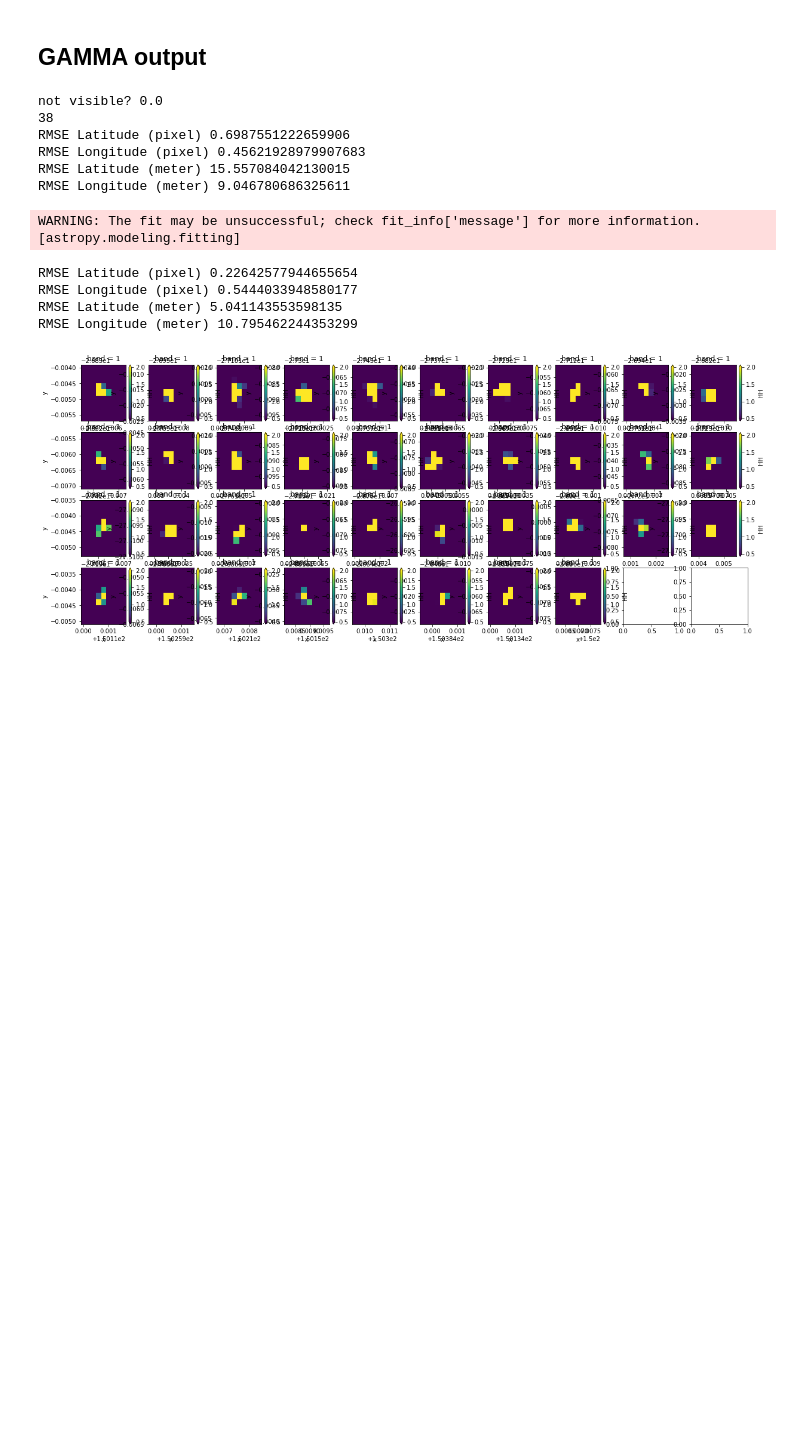
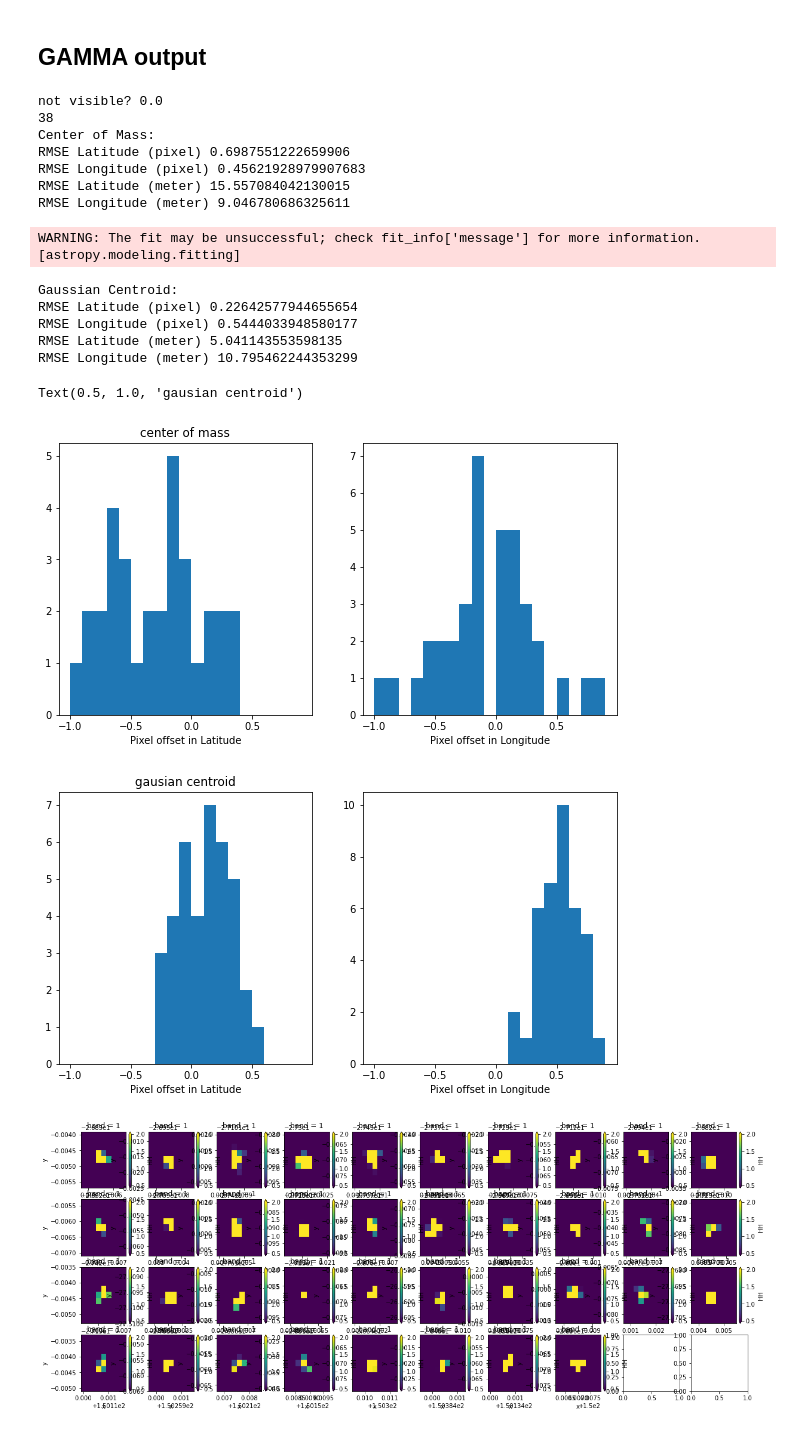
Before and after one commit to fangfy/deafrica-sandbox-notebooks, a Jupyter notebook: Datasets/Sentinel-1_NRB_sample_CR_gamma.ipynb, the cells around one changed output. Cells and saved outputs as stored; diff of their text form; code cells hidden in the pictures; blank space fills up the shorter version.

```diff
--- a/Datasets/Sentinel-1_NRB_sample_CR_gamma.ipynb
+++ b/Datasets/Sentinel-1_NRB_sample_CR_gamma.ipynb
@@ -229,43 +372,64 @@ for i in range(len(data_crs)):
     c_lats.append(c_lat)
     c_lons.append(c_lon)
 
+print('Center of Mass:')
 print("RMSE Latitude (pixel)", np.sqrt(np.mean((np.array(true_lats) - c_lats)**2))/ps)
 print("RMSE Longitude (pixel)", np.sqrt(np.mean((np.array(true_lons) - c_lons)**2))/ps)
 print("RMSE Latitude (meter)", np.sqrt(np.mean((np.array(true_lats) - c_lats)**2))*mpd_lat)
 print("RMSE Longitude (meter)", np.sqrt(np.mean((np.array(true_lons) - c_lons)**2))*mpd_lon)
+
+f, ax = plt.subplots(1, 2, figsize=(10,5))
+ax[0].hist((np.array(true_lats) - c_lats)/ps, bins=np.arange(-1,1,0.1));
+ax[0].set_xlabel('Pixel offset in Latitude');
+ax[1].hist((np.array(true_lons)  - c_lons)/ps, bins=np.arange(-1,1,0.1));
+ax[1].set_xlabel('Pixel offset in Longitude');
+ax[0].set_title('center of mass')
 
 # gaussian centroid
 
 c_lats = []
 c_lons = []
 for i in range(len(data_crs)):
 
     # gaussian centroid
     fx = interpolate.interp1d(np.arange(len(data_crs[i].x)), data_crs[i].x.values)
     fy = interpolate.interp1d(np.arange(len(data_crs[i].y)), data_crs[i].y.values)
     x, y = centroid_2dg(data_crs[i].values)
     c_lon, c_lat = fx(x), fy(y)
 
     c_lats.append(c_lat)
     c_lons.append(c_lon)
 
 
+print('Gaussian Centroid:')
 print("RMSE Latitude (pixel)", np.sqrt(np.mean((np.array(true_lats) - c_lats)**2))/ps)
 print("RMSE Longitude (pixel)", np.sqrt(np.mean((np.array(true_lons) - c_lons)**2))/ps)
 print("RMSE Latitude (meter)", np.sqrt(np.mean((np.array(true_lats) - c_lats)**2))*mpd_lat)
 print("RMSE Longitude (meter)", np.sqrt(np.mean((np.array(true_lons) - c_lons)**2))*mpd_lon)
+
+f, ax = plt.subplots(1, 2, figsize=(10,5))
+ax[0].hist((np.array(true_lats) - c_lats)/ps, bins=np.arange(-1,1,0.1));
+ax[0].set_xlabel('Pixel offset in Latitude');
+ax[1].hist((np.array(true_lons)  - c_lons)/ps, bins=np.arange(-1,1,0.1));
+ax[1].set_xlabel('Pixel offset in Longitude');
+ax[0].set_title('gausian centroid')
 # %% [output]
 not visible? 0.0
 38
+Center of Mass:
 RMSE Latitude (pixel) 0.6987551222659906
 RMSE Longitude (pixel) 0.45621928979907683
 RMSE Latitude (meter) 15.557084042130015
 RMSE Longitude (meter) 9.046780686325611
 WARNING: The fit may be unsuccessful; check fit_info['message'] for more information. [astropy.modeling.fitting]
+Gaussian Centroid:
 RMSE Latitude (pixel) 0.22642577944655654
 RMSE Longitude (pixel) 0.5444033948580177
 RMSE Latitude (meter) 5.041143553598135
 RMSE Longitude (meter) 10.795462244353299
+Text(0.5, 1.0, 'gausian centroid')
+[figure, added]
+[figure, added]
 # %%
 # visual check selected stamps
 
```
Also changed, not shown: parts of 7 cells of this notebook.
